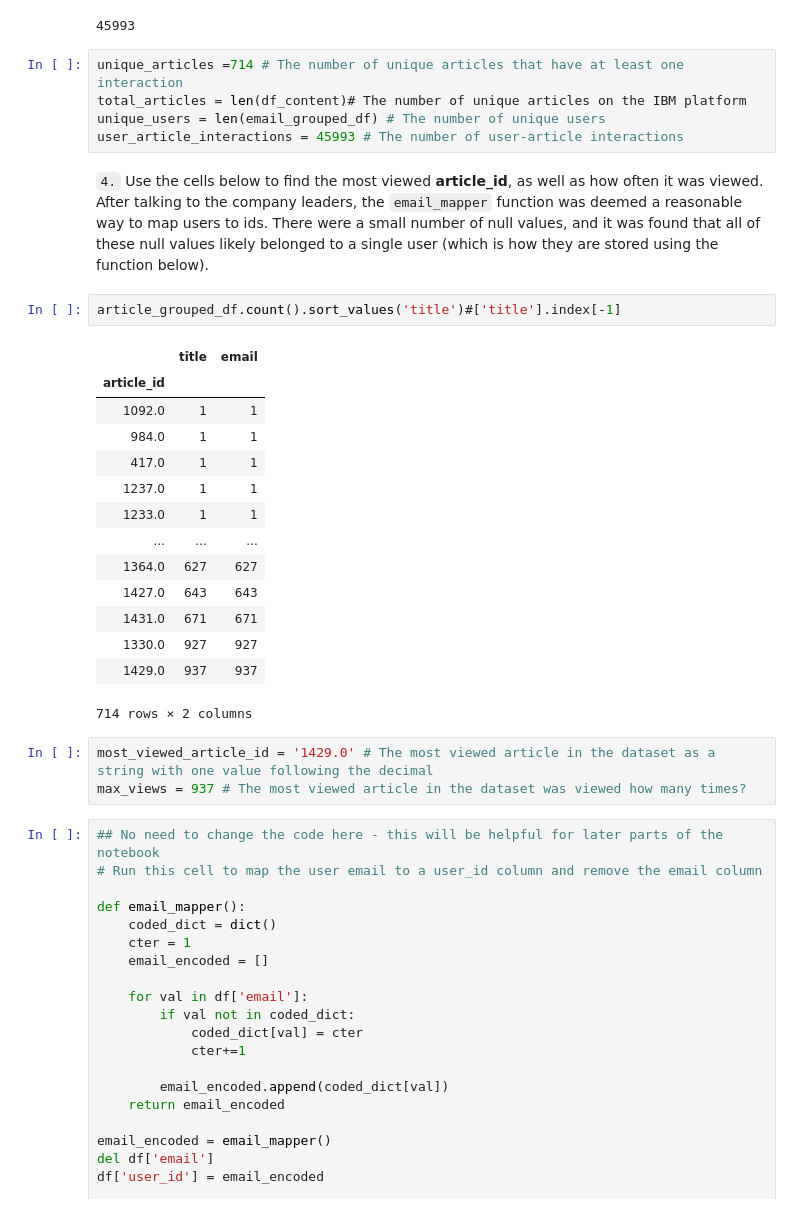
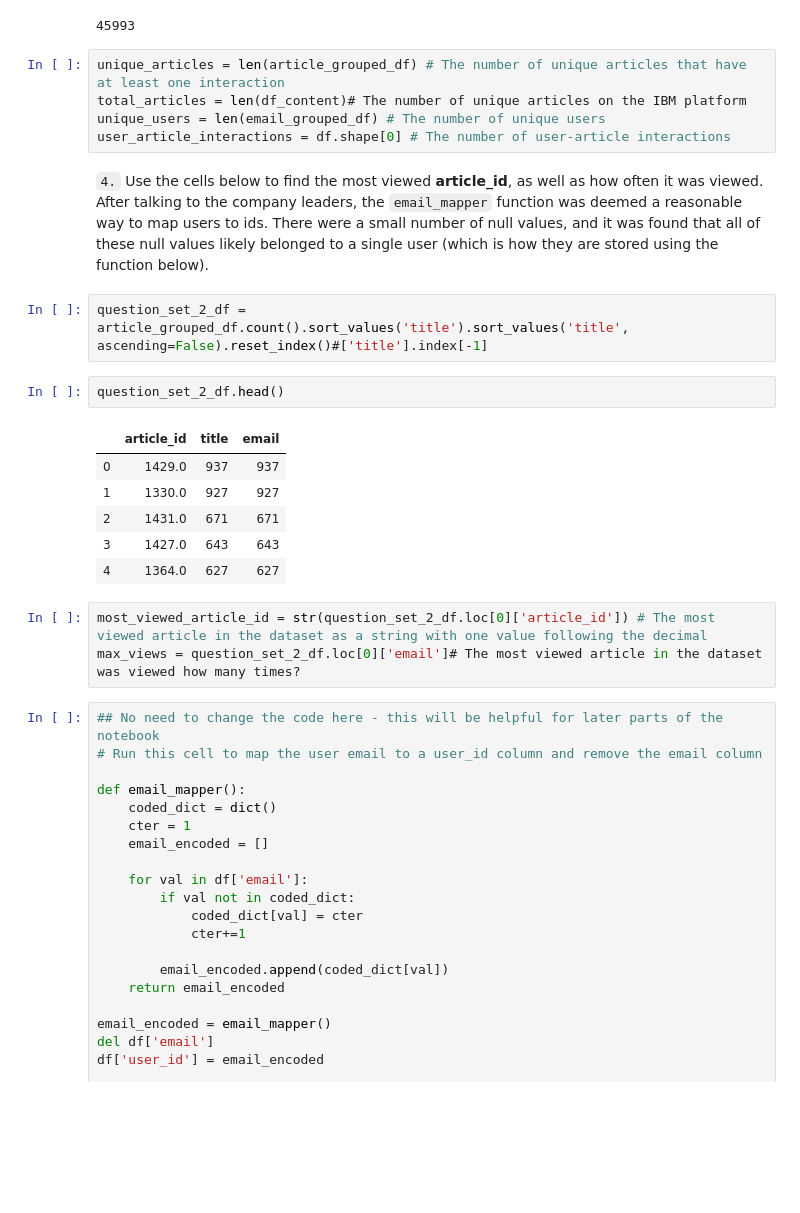
Before and after one commit to ebrunette/UdacityDataScienceNanoDegree, a Jupyter notebook: RecomendationEngine/Recommendations_with_IBM.ipynb, the cells around one changed output. Cells and saved outputs as stored; diff of their text form; blank space fills up the shorter version.

Commit message:
feat: Fixing problems with number of interactions.

```diff
--- a/RecomendationEngine/Recommendations_with_IBM.ipynb
+++ b/RecomendationEngine/Recommendations_with_IBM.ipynb
@@ -141,32 +141,26 @@ df.shape[0]
 # %% [output]
 45993
 # %%
-unique_articles =714 # The number of unique articles that have at least one interaction
+unique_articles = len(article_grouped_df) # The number of unique articles that have at least one interaction
 total_articles = len(df_content)# The number of unique articles on the IBM platform
 unique_users = len(email_grouped_df) # The number of unique users
-user_article_interactions = 45993 # The number of user-article interactions
+user_article_interactions = df.shape[0] # The number of user-article interactions
 # %% [markdown]
 `4.` Use the cells below to find the most viewed **article_id**, as well as how often it was viewed.  After talking to the company leaders, the `email_mapper` function was deemed a reasonable way to map users to ids.  There were a small number of null values, and it was found that all of these null values likely belonged to a single user (which is how they are stored using the function below).
 # %%
-article_grouped_df.count().sort_values('title')#['title'].index[-1]
+question_set_2_df = article_grouped_df.count().sort_values('title').sort_values('title', ascending=False).reset_index()#['title'].index[-1]
-# %% [output]
-|  | title | email |
-| article_id |  |  |
-| 1092.0 | 1 | 1 |
-| 984.0 | 1 | 1 |
-| 417.0 | 1 | 1 |
-| 1237.0 | 1 | 1 |
-| 1233.0 | 1 | 1 |
-| ... | ... | ... |
-| 1364.0 | 627 | 627 |
-| 1427.0 | 643 | 643 |
-| 1431.0 | 671 | 671 |
-| 1330.0 | 927 | 927 |
-| 1429.0 | 937 | 937 |
-714 rows × 2 columns
+# %%
+question_set_2_df.head()
+# %% [output]
+|  | article_id | title | email |
+| 0 | 1429.0 | 937 | 937 |
+| 1 | 1330.0 | 927 | 927 |
+| 2 | 1431.0 | 671 | 671 |
+| 3 | 1427.0 | 643 | 643 |
+| 4 | 1364.0 | 627 | 627 |
 # %%
-most_viewed_article_id = '1429.0' # The most viewed article in the dataset as a string with one value following the decimal
-max_views = 937 # The most viewed article in the dataset was viewed how many times?
+most_viewed_article_id = str(question_set_2_df.loc[0]['article_id']) # The most viewed article in the dataset as a string with one value following the decimal
+max_views = question_set_2_df.loc[0]['email']# The most viewed article in the dataset was viewed how many times?
 # %%
 ## No need to change the code here - this will be helpful for later parts of the notebook
 # Run this cell to map the user email to a user_id column and remove the email column
```
Also changed, not shown: parts of 5 cells of this notebook, 1 other file.
